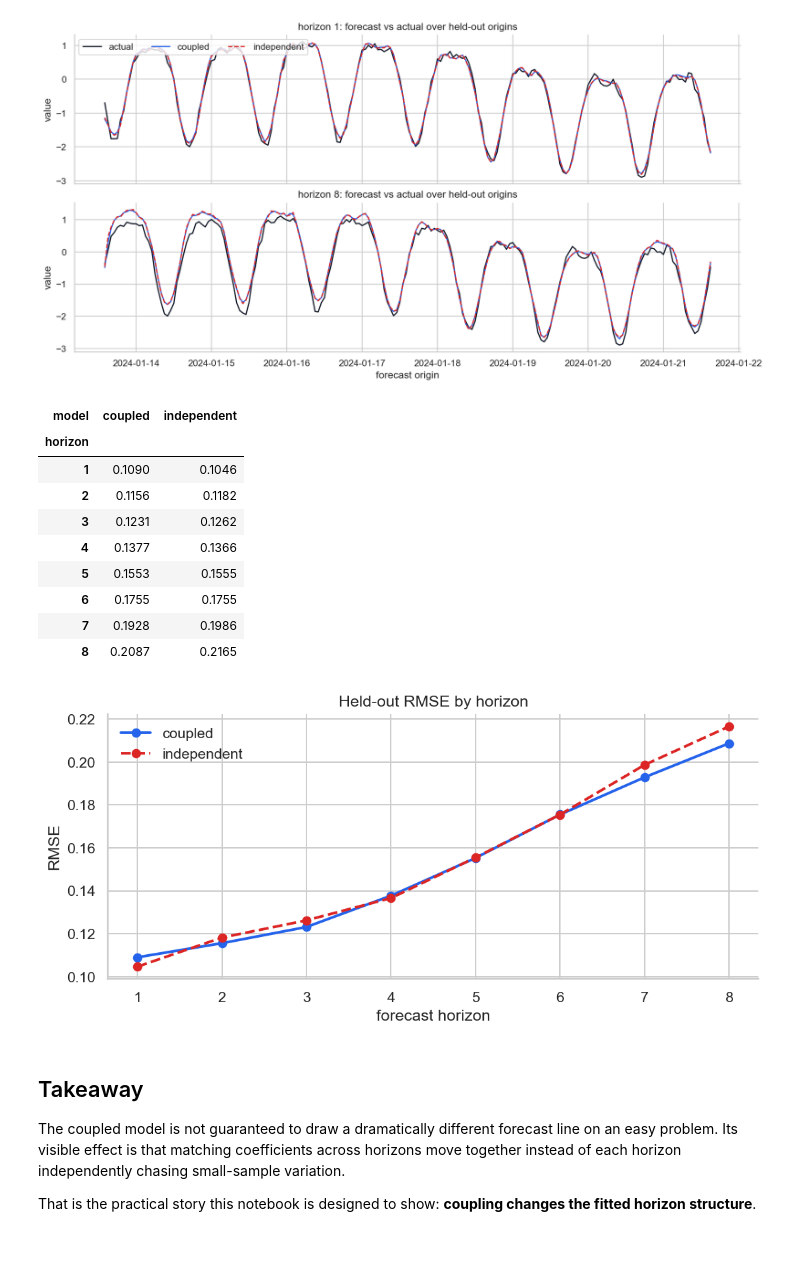
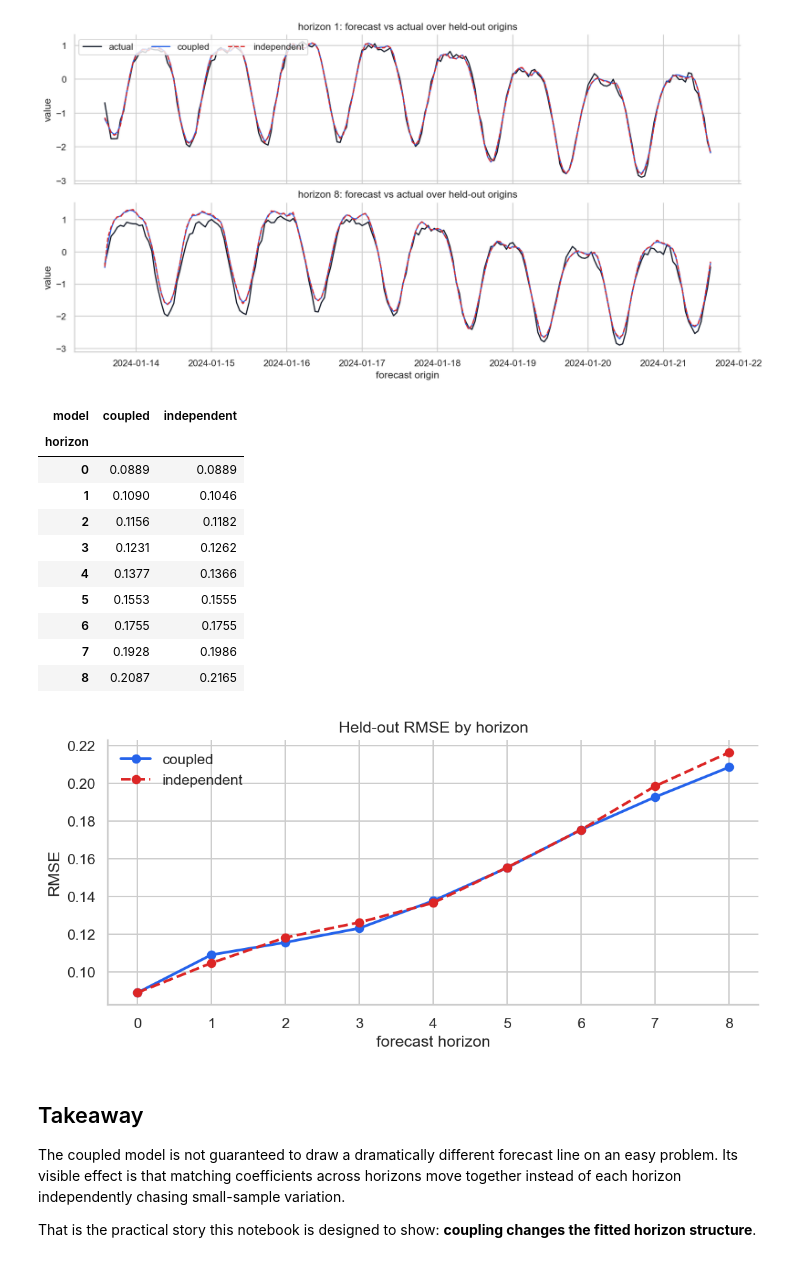
Before and after one commit to nimish/estimator, a Jupyter notebook: examples/example_forecast_coupling_jupyter.ipynb, the cells around one changed output. Saved outputs shown, nothing was run; the diff lists cells and outputs as text; code cells hidden in the pictures.

Commit message:
Update forecast consumers for horizon zero

```diff
--- a/examples/example_forecast_coupling_jupyter.ipynb
+++ b/examples/example_forecast_coupling_jupyter.ipynb
@@ -235,7 +235,7 @@ coupled_pred = coupled.predict(x_eval)
 actual = pd.DataFrame(
     {
         f"horizon_{h}": data["observed"].shift(-h).loc[x_eval.index]
-        for h in range(1, HORIZON + 1)
+        for h in range(HORIZON + 1)
     },
     index=x_eval.index,
 )
@@ -389,6 +389,7 @@ metrics.pivot(index="horizon", columns="model", values="rmse").round(4)
 # %% [output]
 | model | coupled | independent |
 | horizon |  |  |
+| 0 | 0.0889 | 0.0889 |
 | 1 | 0.1090 | 0.1046 |
 | 2 | 0.1156 | 0.1182 |
 | 3 | 0.1231 | 0.1262 |
@@ -400,24 +401,24 @@ metrics.pivot(index="horizon", columns="model", values="rmse").round(4)
 # %%
 fig, ax = plt.subplots(figsize=(7.5, 3.5), constrained_layout=True)
 for model in ["coupled", "independent"]:
     model_metrics = metrics[metrics["model"] == model]
     ax.plot(
         model_metrics["horizon"],
         model_metrics["rmse"],
         marker="o",
         lw=2,
         color=MODEL_COLORS[model],
         linestyle=MODEL_STYLES[model],
         label=model,
     )
 ax.set_title("Held-out RMSE by horizon")
 ax.set_xlabel("forecast horizon")
 ax.set_ylabel("RMSE")
-ax.set_xticks(range(1, HORIZON + 1))
+ax.set_xticks(range(HORIZON + 1))
 ax.legend(frameon=False)
 plt.show()
 # %% [output]
-[figure, old version]
+[figure, new version]
 # %% [markdown]
 ## Takeaway
 
```
Also changed, not shown: parts of 1 cell of this notebook, 4 other files.
